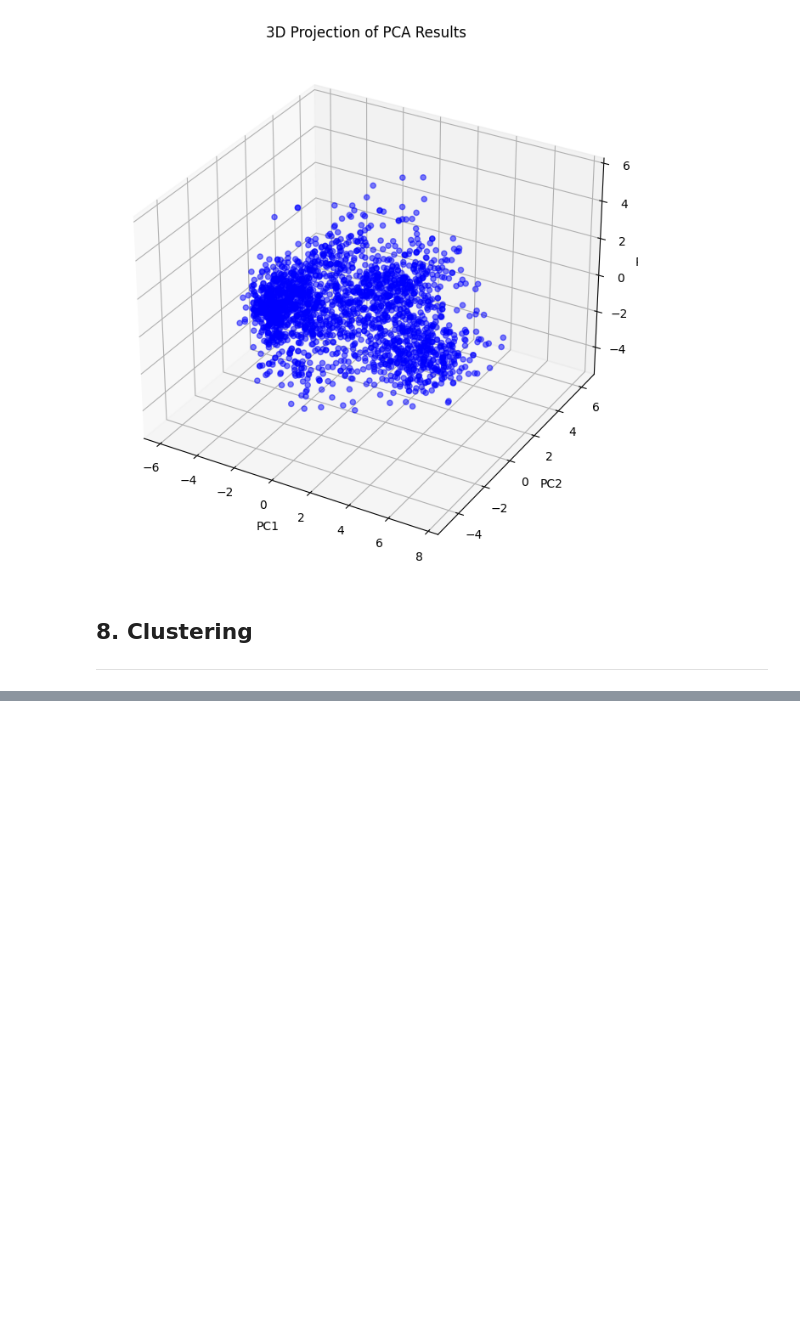
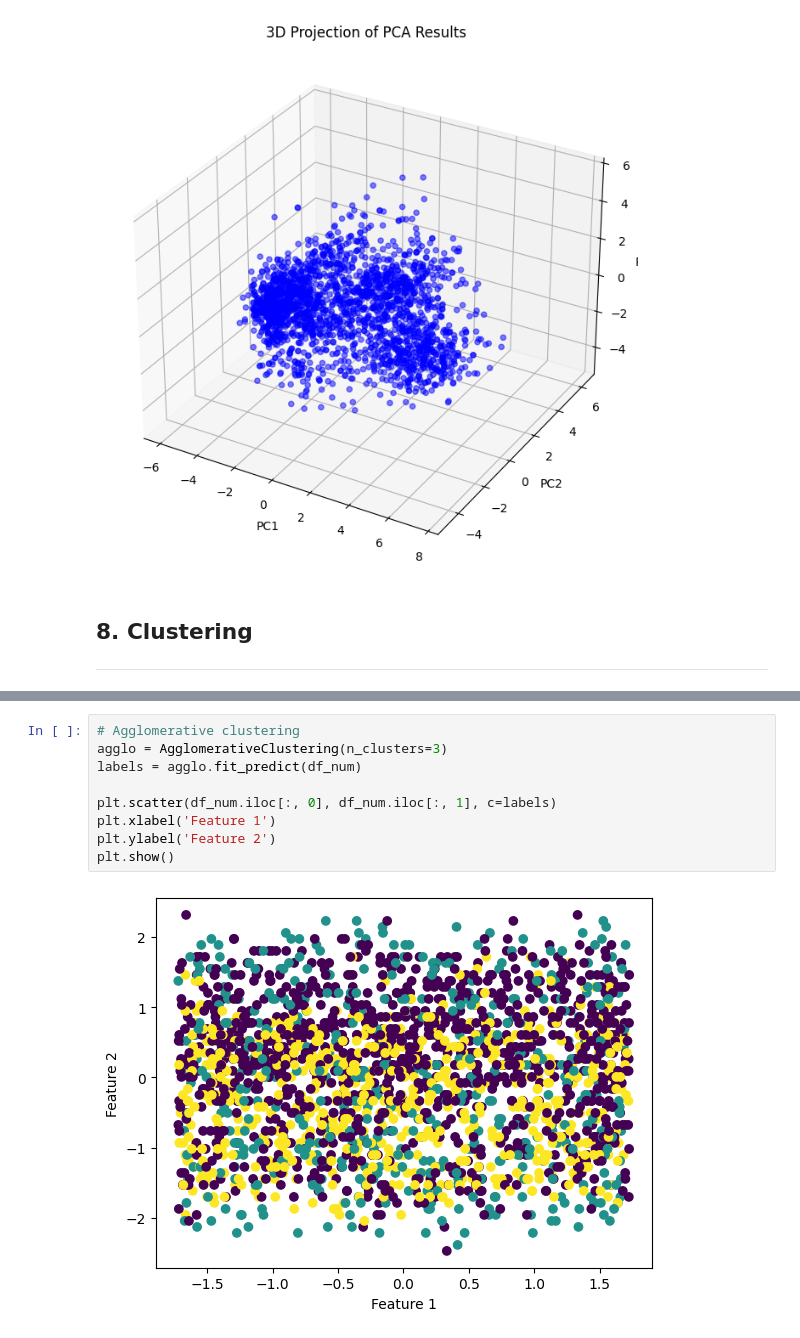
Before and after one commit to kostasalex/Customer-Personality-Analysis, a Jupyter notebook: Data_Mining_hw1.ipynb, the cells around one changed output, grey strips where cells are left out. Drawn from its saved outputs; the diff is of its cells as text; blank space fills up the shorter version.

```diff
--- a/Data_Mining_hw1.ipynb
+++ b/Data_Mining_hw1.ipynb
@@ -596,0 +635,11 @@ plt.show()
+# %%
+# Agglomerative clustering
+agglo = AgglomerativeClustering(n_clusters=3)
+labels = agglo.fit_predict(df_num)
+
+plt.scatter(df_num.iloc[:, 0], df_num.iloc[:, 1], c=labels)
+plt.xlabel('Feature 1')
+plt.ylabel('Feature 2')
+plt.show()
+# %% [output]
+[figure, added]
```
Also changed, not shown: parts of 6 cells of this notebook.
